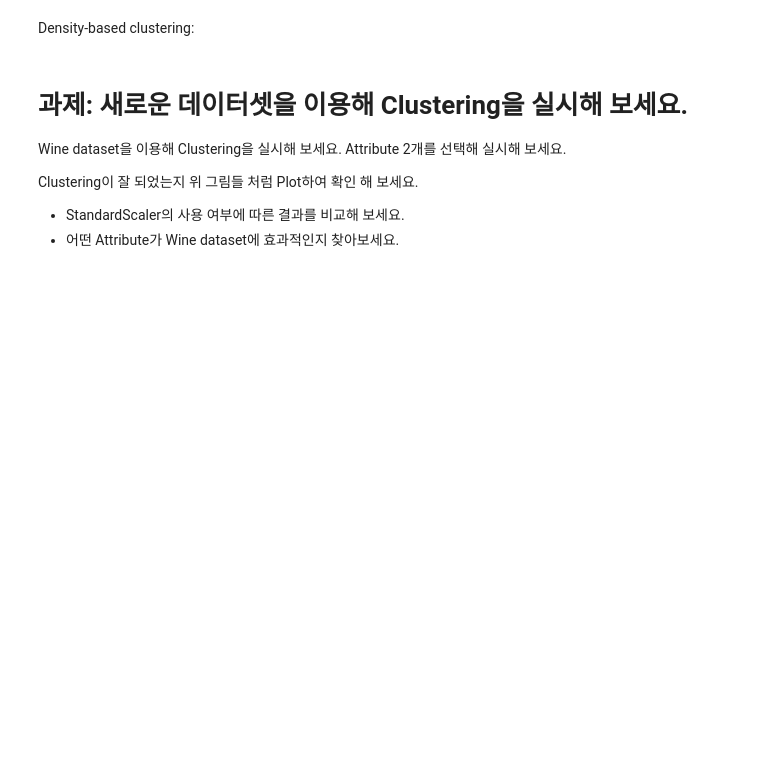
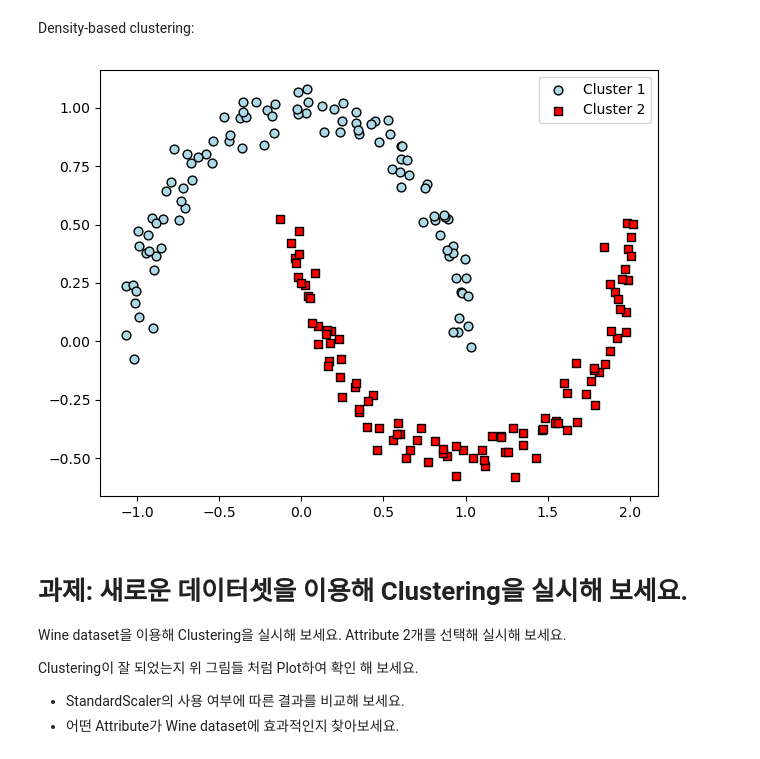
Before and after one commit to kyunggwan/PNU_AI, a Jupyter notebook: Chapter09 SearchAlgorithm/Linear Regression/AIP_Clustering_skeleton.ipynb, the cells around one changed output. Drawn from its saved outputs; the diff is of its cells as text; code cells hidden in the pictures; blank space fills up the shorter version.

```diff
--- a/Chapter09 SearchAlgorithm/Linear Regression/AIP_Clustering_skeleton.ipynb
+++ b/Chapter09 SearchAlgorithm/Linear Regression/AIP_Clustering_skeleton.ipynb
@@ -139,24 +149,28 @@ Density-based clustering:
 # %%
 from sklearn.cluster import DBSCAN
 
 # DBSCAN: 밀도 기반의 Clustering 기법
 
 # TODO: DBSCAN의 함수의 사용법을 검색해 보고, Clustering 해 보세요.
-db =
+# euclidean : 일정 거리안에 있으면 같은 클러스터
+#  min_samples=5 : 5개가 모이면 군집으로 생각
+db = DBSCAN(eps= 0.2, min_samples=5, metric='euclidean')
 
 y_db = db.fit_predict(X)
 plt.scatter(X[y_db == 0, 0], X[y_db == 0, 1],
             c='lightblue', marker='o', s=40,
             edgecolor='black',
             label='Cluster 1')
 plt.scatter(X[y_db == 1, 0], X[y_db == 1, 1],
             c='red', marker='s', s=40,
             edgecolor='black',
             label='Cluster 2')
 plt.legend()
 plt.tight_layout()
 # plt.savefig('images/11_16.png', dpi=300)
 plt.show()
+# %% [output]
+[figure, added]
 # %% [markdown]
 # 과제: 새로운 데이터셋을 이용해 Clustering을 실시해 보세요.
 
```
Also changed, not shown: parts of 12 cells of this notebook, 26 other files.
